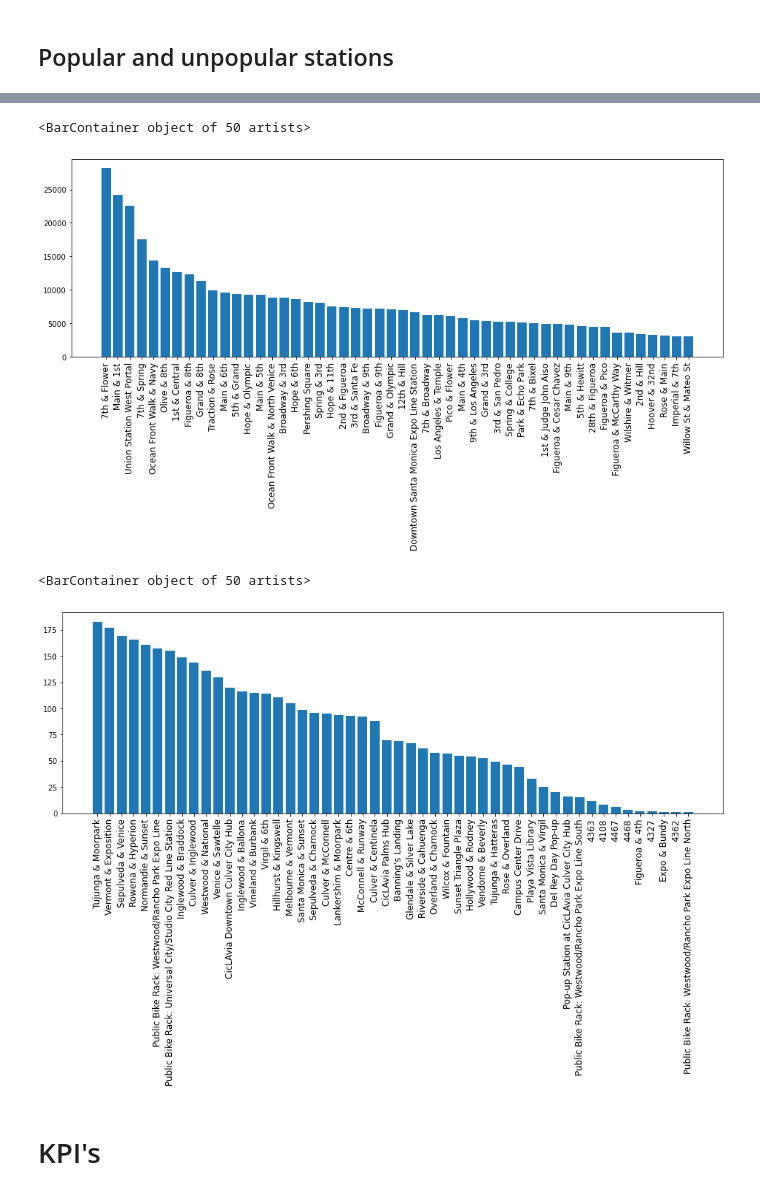
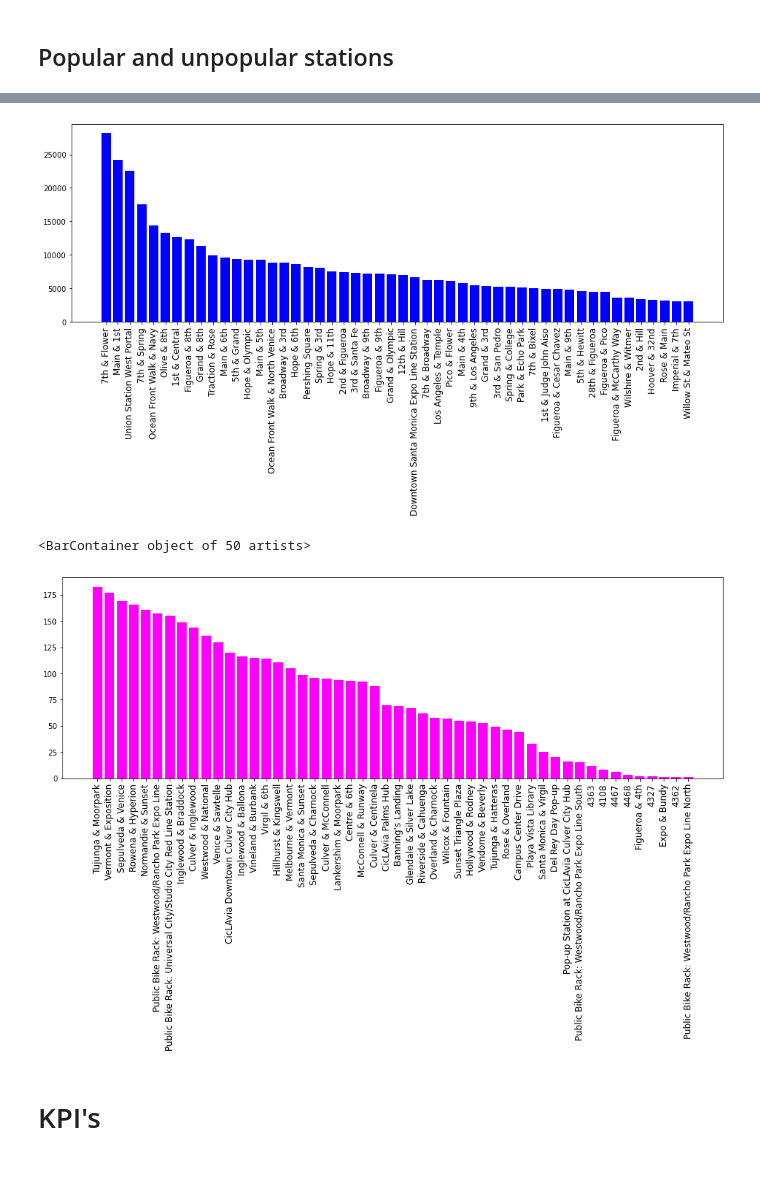
Before and after one commit to robbenB-123/SiliconValley, a Jupyter notebook: 02 - DescriptivePart.ipynb, the cells around one changed output, grey strips where cells are left out. Drawn from its saved outputs; the diff is of its cells as text; code cells hidden in the pictures.

```diff
--- a/02 - DescriptivePart.ipynb
+++ b/02 - DescriptivePart.ipynb
@@ -313,7 +313,12 @@ dtype: int64
 # %%
 # loading dataset withg the coordinates
 coordinates_file = "C:\\Users\\gerialiaj\\Desktop\\Uni\\SS21\\DSML\\Gruppen Projekt\\SiliconValley-main-9"
-coordinates = pd.read_csv("metro-bike-share-stations-2021-04-01.csv", sep=",")
+coordinates = pd.read_csv("metro-bike-share-trips-2019-q1.csv", sep=",", low_memory = False)
+coordinates = pd.read_csv("metro-bike-share-trips-2019-q2.csv", sep=",", low_memory = False)
+coordinates = pd.read_csv("metro-bike-share-trips-2019-q3.csv", sep=",", low_memory = False)
+
+#Can't put that in, because the NaN values cant getted dropped
+#coordinates = pd.read_csv("metro-bike-share-trips-2019-q4.csv", sep=",", low_memory = False)
 # %%
 # counting the number of start and end stations
 count_start = la_set["start_station_name"].value_counts()
@@ -330,13 +335,21 @@ total_trips = total_trips.fillna(value=0)
 total_trips["trips"] = total_trips["ended_trips"]+total_trips["started_trips"]
 total_trips.head()
 
-# adding coordinates to stations
-#coordinates["ziped_coords"] = list(zip(coordinates["start_lat"],coordinates["start_long"]))
-#total_trips = total_trips.merge(coordinates["ziped_coords"].to_frame(),how = "left",left_on=total_trips["station_name"],right_on=coordinates["name"])
-#total_trips = total_trips.drop(columns=["key_0"])
+#adding coordinates to stations
+coordinates["name"] = total_trips["station_name"]
 
-# dropping stations without location data
+coordinates["station_coordinates"] = list(zip(coordinates["start_lat"],coordinates["start_lon"]))
+total_trips = total_trips.merge(coordinates["station_coordinates"].to_frame(),how = "left",left_on=total_trips["station_name"],right_on=coordinates["name"])
+total_trips = total_trips.drop(columns = ['key_0'])
+
+#Drop NaN values
+total_trips = total_trips.dropna()
+
+#Reset indices
+#total_trips = total_trips.reset_index(drop = True)
+
+#dropping stations without location data
 total_trips = total_trips.dropna(axis=0)
 total_trips = total_trips.sort_values(by="trips",ascending=False)
-total_trips.head(10)
+total_trips.head(20)
 # %% [output]
@@ -356,19 +412,19 @@ total_trips.head(10)
 
 fig, ax = plt.subplots(figsize=[16,5])
 plt.setp(ax.xaxis.get_majorticklabels(),rotation=90,fontsize=12)
-ax.bar(total_trips["station_name"].iloc[:50], total_trips["trips"].iloc[:50])
+ax.bar(total_trips["station_name"].iloc[:50], total_trips["trips"].iloc[:50], color = "blue")
+color = "blue"
 # %% [output]
-<BarContainer object of 50 artists>
-[figure, old version]
+[figure, new version]
 # %%
 # sorting stations by least total trips (started and ended trips)
 
 fig, ax = plt.subplots(figsize=[16,5])
 plt.setp(ax.xaxis.get_majorticklabels(),rotation=90,fontsize=12)
-ax.bar(total_trips["station_name"].iloc[-50:], total_trips["trips"].iloc[-50:])
+ax.bar(total_trips["station_name"].iloc[-50:], total_trips["trips"].iloc[-50:], color = "magenta")
 # %% [output]
 <BarContainer object of 50 artists>
-[figure, old version]
+[figure, new version]
 # %% [markdown]
 # KPI's
 # %%
```
Also changed, not shown: parts of 14 cells of this notebook.
